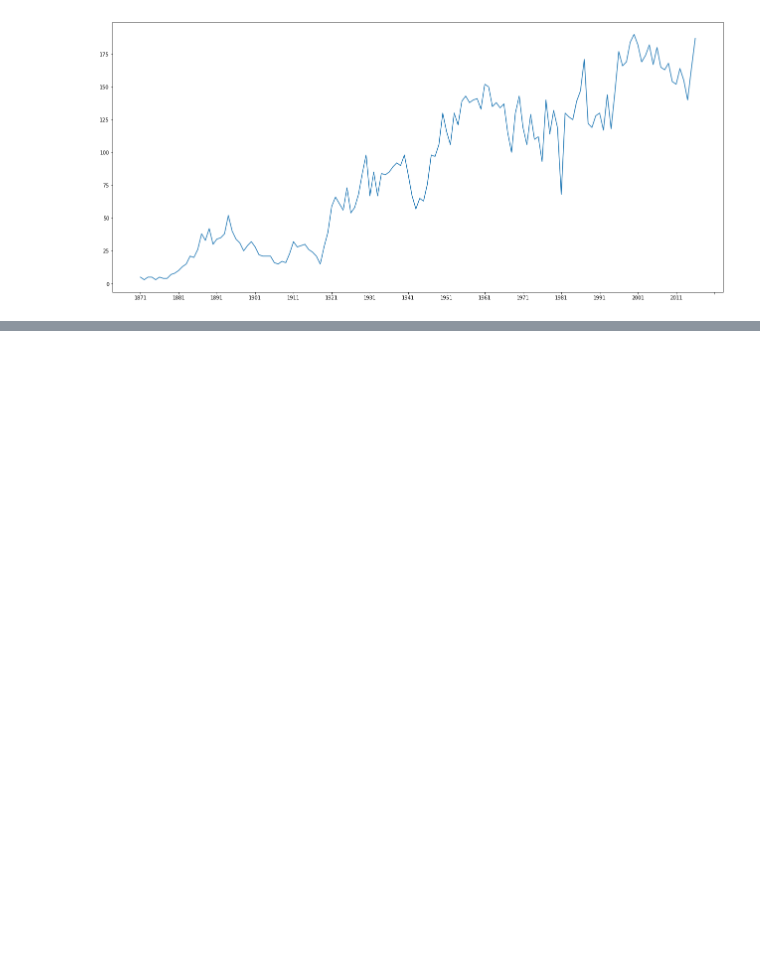
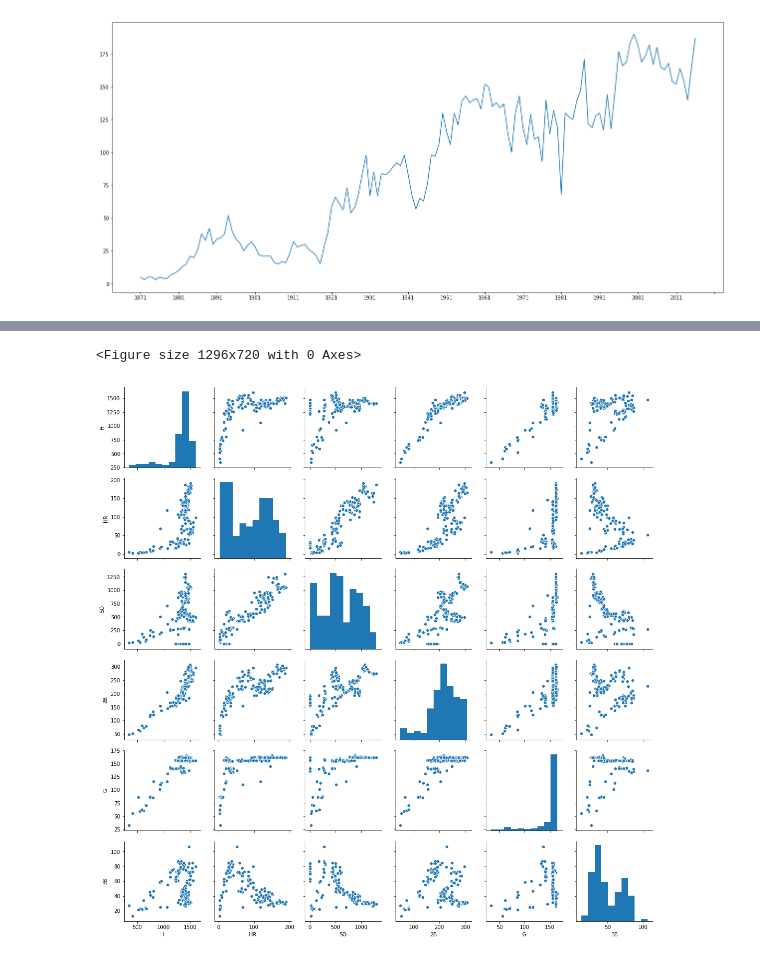
Before and after one commit to letzeltb/Baseball_Viz, a Jupyter notebook: baseball_viz.ipynb, the cells around one changed output, grey strips where cells are left out. Saved outputs shown, nothing was run; the diff lists cells and outputs as text; code cells hidden in the pictures; blank space fills up the shorter version.

```diff
--- a/baseball_viz.ipynb
+++ b/baseball_viz.ipynb
@@ -193,0 +220,8 @@ plt.show()
+# %%
+plt.figure(figsize=(18, 10))
+aaa = yearagg[['H','HR','SO','2B','G','3B']]
+sns.pairplot(aaa)
+plt.show()
+# %% [output]
+<Figure size 1296x720 with 0 Axes>
+[figure, added]
```
Also changed, not shown: parts of 2 cells of this notebook.
